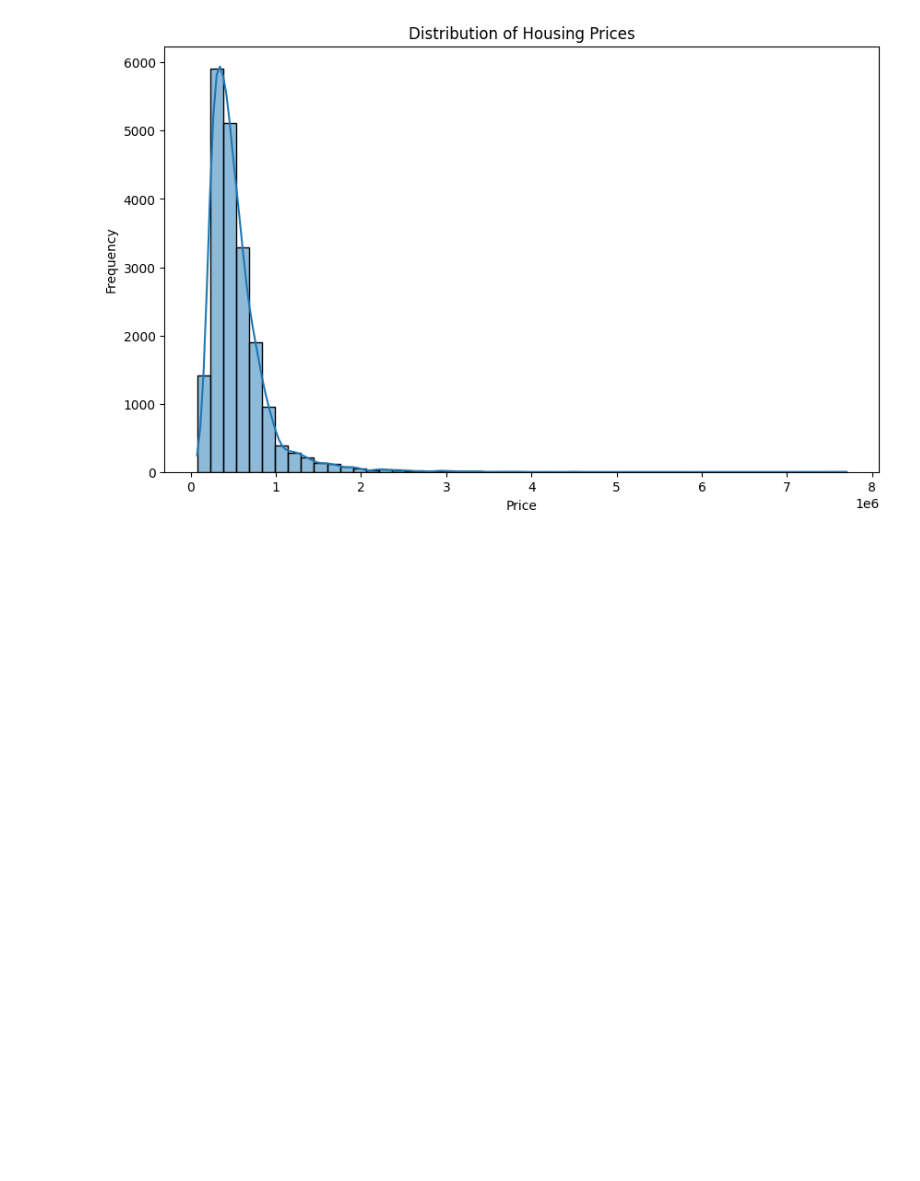
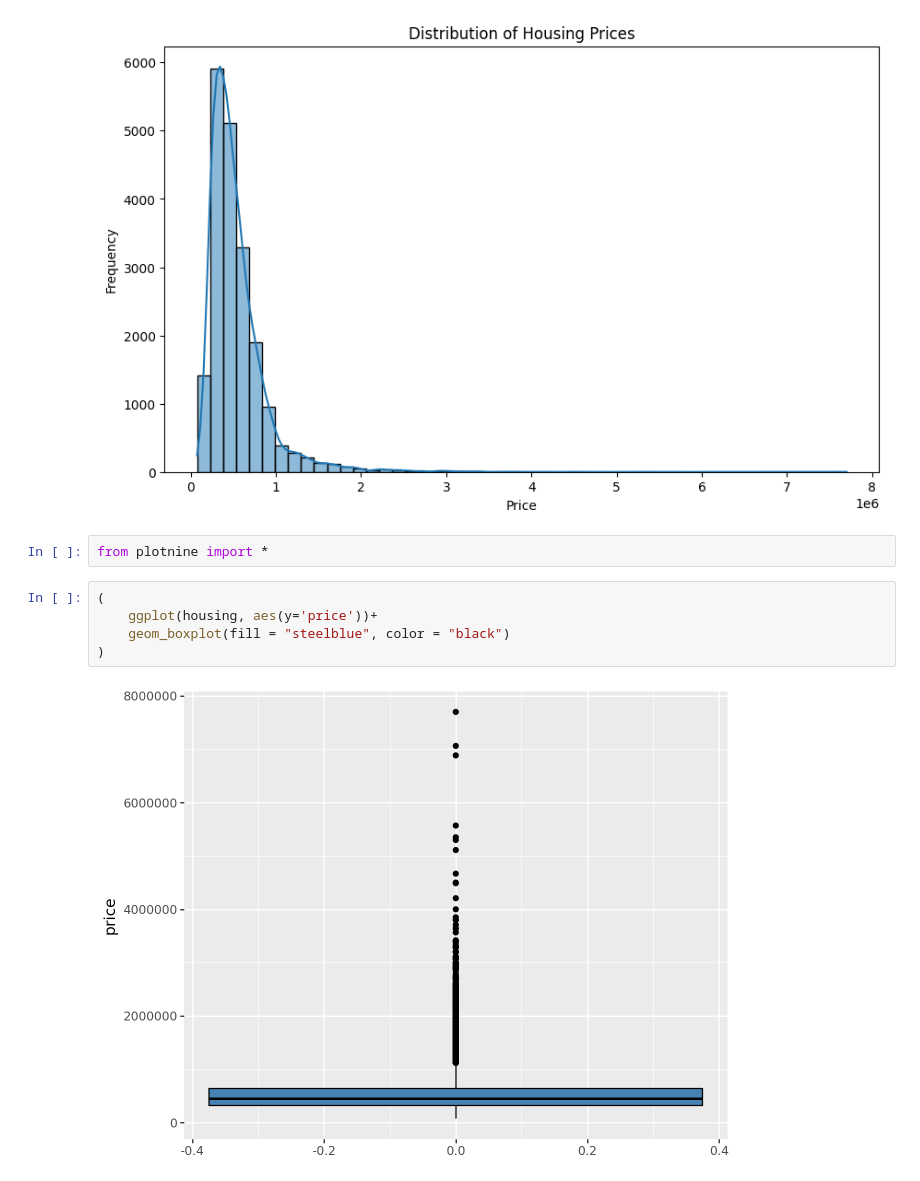
Before and after one commit to jacob-walker12/jacob-walker12.github.io, a Jupyter notebook: notebooks/starter_housing.ipynb, the cells around one changed output. Drawn from its saved outputs; the diff is of its cells as text; blank space fills up the shorter version.

```diff
--- a/notebooks/starter_housing.ipynb
+++ b/notebooks/starter_housing.ipynb
@@ -68,3 +70,12 @@ plt.ylabel('Frequency')
 plt.show()
 # %% [output]
 [figure]
+# %%
+from plotnine import *
+# %%
+(
+    ggplot(housing, aes(y='price'))+
+    geom_boxplot(fill = "steelblue", color = "black")
+)
+# %% [output]
+[figure, added]
```
Also changed, not shown: parts of 10 cells of this notebook.
